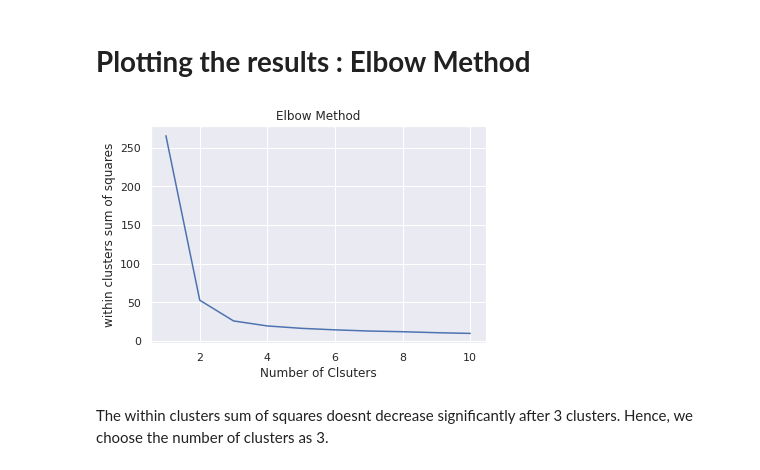
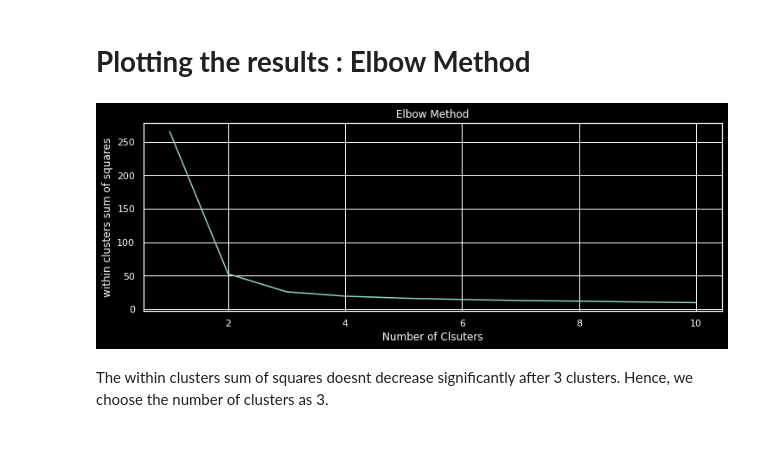
Before and after one commit to Aditya-Singh-CSE/Task-2-Sparks-Project, a Jupyter notebook: Task_2_Sparks_Foundation.ipynb, the cells around one changed output. Cells and saved outputs as stored; diff of their text form; code cells hidden in the pictures; blank space fills up the shorter version.

```diff
--- a/Task_2_Sparks_Foundation.ipynb
+++ b/Task_2_Sparks_Foundation.ipynb
@@ -135,13 +135,15 @@ for i in range(1,11):
 # %% [markdown]
 # **Plotting the results : Elbow Method**
 # %%
+plt.style.use('dark_background')
+plt.figure(figsize=(12,4))
 plt.plot(range(1,11),css)
 plt.xlabel("Number of Clsuters")
 plt.ylabel("within clusters sum of squares")
 plt.title("Elbow Method")
 plt.show()
 # %% [output]
-[figure, old version]
+[figure, new version]
 # %% [markdown]
 The within clusters sum of squares doesnt decrease significantly after 3 clusters. Hence, we choose the number of clusters as 3.
 # %% [markdown]
```
Also changed, not shown: parts of 1 cell of this notebook.
